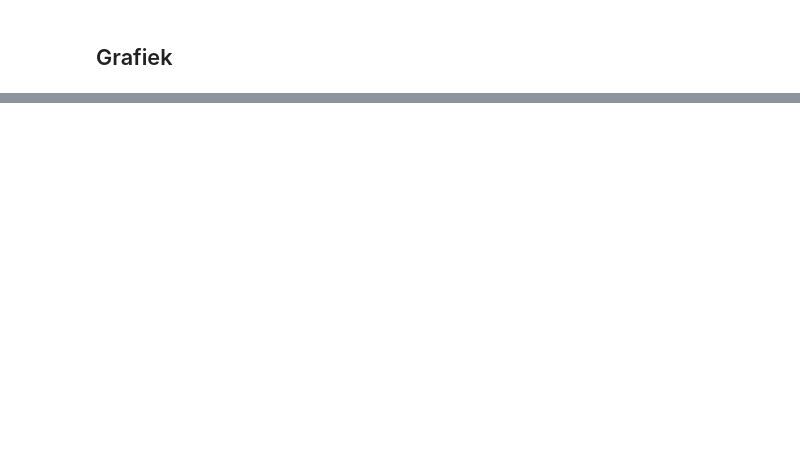
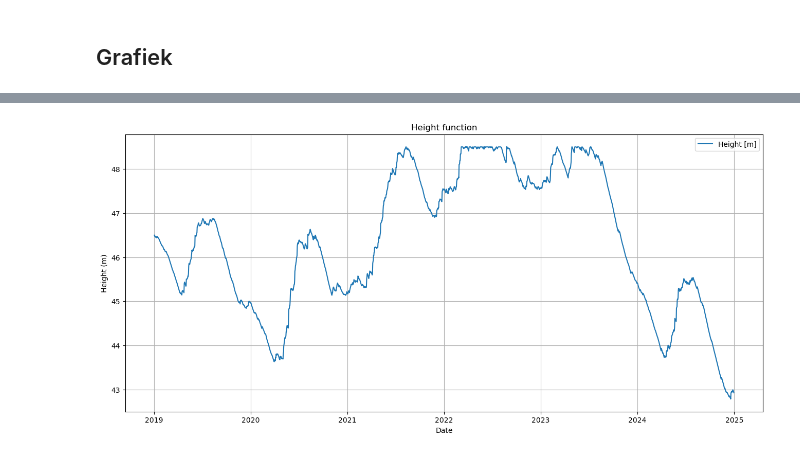
Before and after one commit to eWaterCycle/projects, a Jupyter notebook: Suriname_Model/Suriname_calibration.ipynb, the cells around one changed output, grey strips where cells are left out. Saved outputs shown, nothing was run; the diff lists cells and outputs as text; code cells hidden in the pictures; blank space fills up the shorter version.

```diff
--- a/Suriname_Model/Suriname_calibration.ipynb
+++ b/Suriname_Model/Suriname_calibration.ipynb
@@ -282,7 +282,7 @@ def logNSE(output, observed, start, end):
 # %% [markdown]
 ## Parameters genereren
 # %%
-N = 500 # 50 voor show, 200 voor test, 2000 voor kalibratie
+N = 1 # 50 voor show, 200 voor test, 2000 voor kalibratie
 # %%
 # originele boundaries
 param_names = ["Qgw", "alpha", "beta"]
@@ -956,0 +944,21 @@ The logNSE parameters are: [0.71687581 0.33959882 1.18860197]
+# %%
+def level(Qin, Qout, ERA5_forcing, A, L0):
+    # Qin is array met discharge van rivier in meer, gebaseerd op E en P en dagelijks [m^3/s]
+    # Qout is een standaard baseflow uit het meer [m^3/s]
+    # E is verdampingsdata van ERA5, dagelijks [mm/s]
+    # A is oppervlakte meer [km^2]
+    # L0 is een gegeven begin hoogte [m]
+    # L0 moet handmatig worden ingevoerd omdat in de toekomst niet zeker is hoe hoog het meer gaat staan op het beginpunt van de forcing data
+
+    dt = 3600*24
+    E = ERA5_forcing.to_xarray()["evspsblpot"] /1000 #* dt
+    L = np.zeros(len(Qin))
+    L[0] = L0
+    A = A * 10**6
+
+    for i in range(len(Qin)-1):
+        dL = ((Qin.iloc[i] - Qout) / A) - E[i]
+        L[i+1] = L[i] + dL*dt
+        if L[i+1] > 48.5:
+            L[i+1] = 48.5
+    return L
@@ -956,0 +983,14 @@ The logNSE parameters are: [0.71687581 0.33959882 1.18860197]
+# %%
+plt.figure(figsize=(16, 7))
+plt.plot(model_output_m3s_logNSE.index, a, label = "Height [m]")
+
+plt.xlabel("Date")
+plt.ylabel("Height (m)")
+plt.title("Height function")
+plt.legend()
+plt.grid(True)
+plt.show()
+
+np.set_printoptions(suppress=True)
+# %% [output]
+[figure, added]
```
Also changed, not shown: parts of 20 cells of this notebook.
